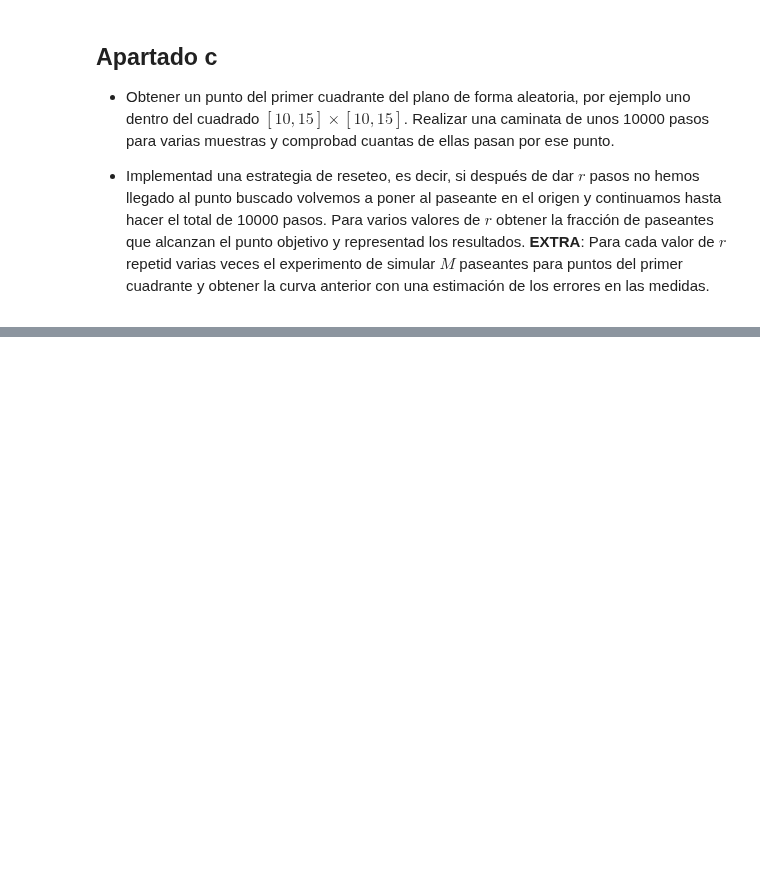
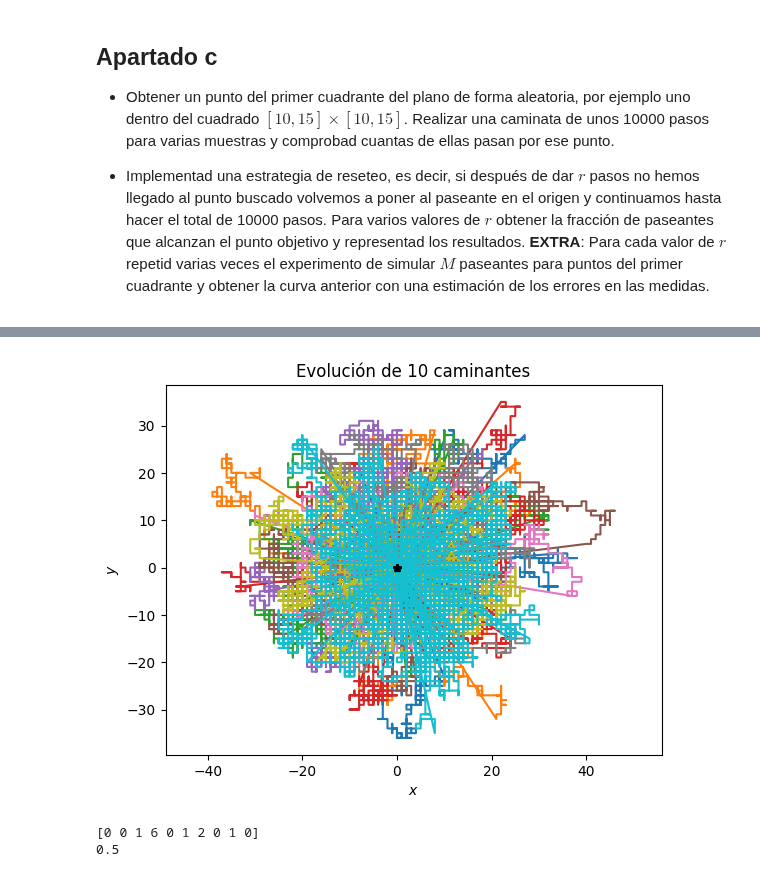
Before and after one commit to guillediaaazz/fiscomp-practices, a Jupyter notebook: P3/Reset_RW-enunciados.ipynb, the cells around one changed output, grey strips where cells are left out. Saved outputs shown, nothing was run; the diff lists cells and outputs as text; code cells hidden in the pictures; blank space fills up the shorter version.

```diff
--- a/P3/Reset_RW-enunciados.ipynb
+++ b/P3/Reset_RW-enunciados.ipynb
@@ -198,0 +240,14 @@ Posición inicial: (x=[-380], y=[-83])
+# %%
+people = 10
+steps = 10000
+maxStepsOut = 300
+moves = randomWalk2DReset(people, maxStepsOut, steps)
+plotWalk2D(moves)
+inPos = inPosition(moves, randint(10,16), randint(10,16))
+print(inPos)
+fraction = sum(inPos.astype(bool))/len(inPos)
+print(fraction)
+# %% [output]
+[figure, added]
+[0 0 1 6 0 1 2 0 1 0]
+0.5
```
Also changed, not shown: parts of 5 cells of this notebook.
